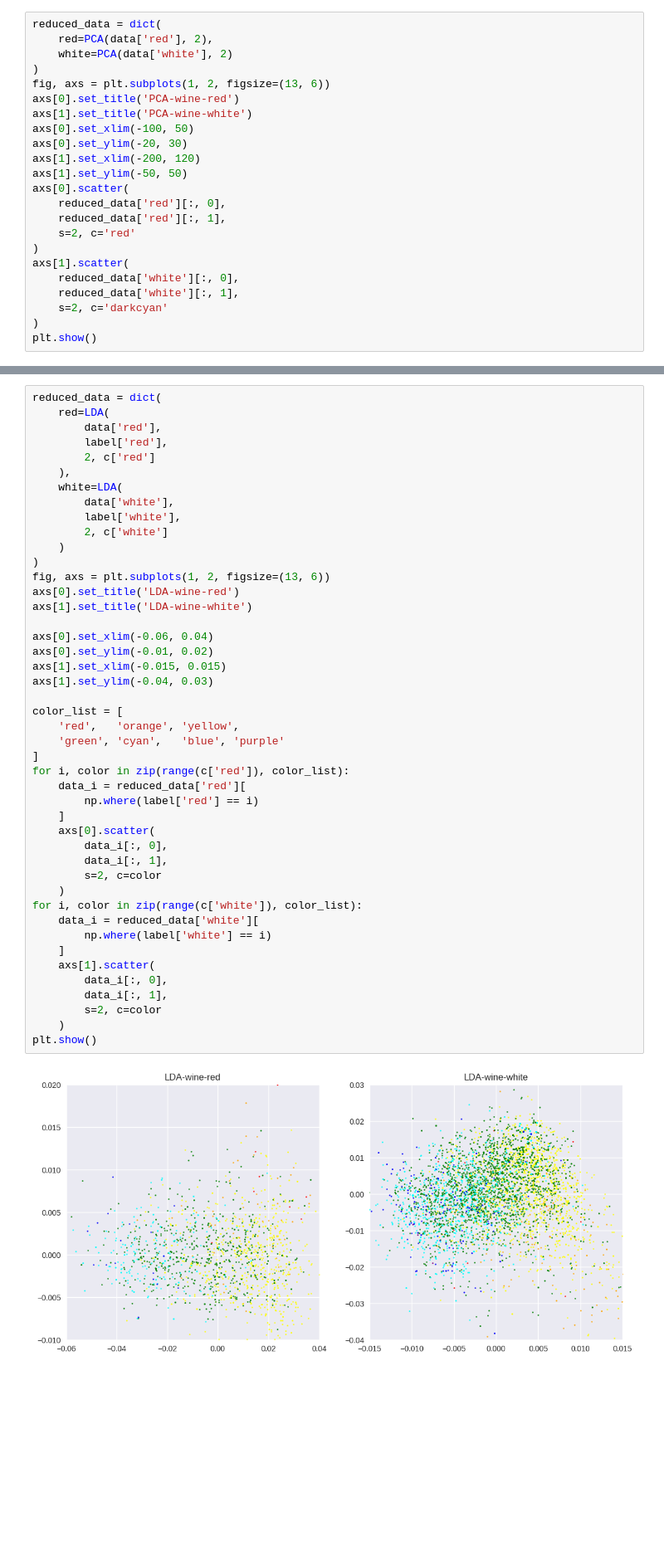
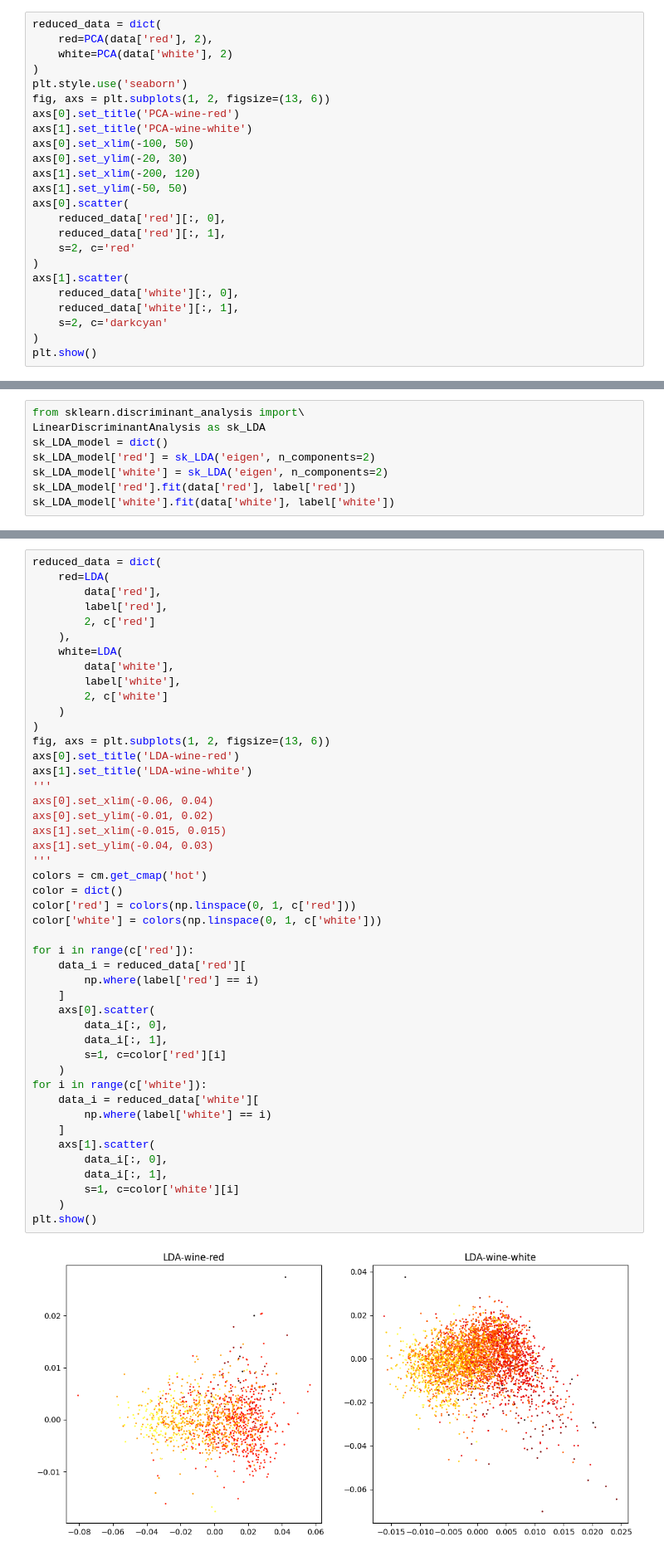
Before and after one commit to Eluctra/pattern-recognition, a Jupyter notebook: 实验/实验1/lab1.ipynb, the cells around one changed output, grey strips where cells are left out. Shown at 83% size. Drawn from its saved outputs; the diff is of its cells as text; blank space fills up the shorter version.

```diff
--- a/实验/实验1/lab1.ipynb
+++ b/实验/实验1/lab1.ipynb
@@ -88,6 +89,7 @@ reduced_data = dict(
     red=PCA(data['red'], 2),
     white=PCA(data['white'], 2)
 )
+plt.style.use('seaborn')
 fig, axs = plt.subplots(1, 2, figsize=(13, 6))
 axs[0].set_title('PCA-wine-red')
 axs[1].set_title('PCA-wine-white')
@@ -108,3 +110,11 @@ axs[1].scatter(
 plt.show()
 # %% [output]
 [figure]
+# %%
+from sklearn.discriminant_analysis import\
+LinearDiscriminantAnalysis as sk_LDA
+sk_LDA_model = dict()
+sk_LDA_model['red'] = sk_LDA('eigen', n_components=2)
+sk_LDA_model['white'] = sk_LDA('eigen', n_components=2)
+sk_LDA_model['red'].fit(data['red'], label['red'])
+sk_LDA_model['white'].fit(data['white'], label['white'])
@@ -118,40 +170,41 @@ reduced_data = dict(
     white=LDA(
         data['white'],
         label['white'],
         2, c['white']
     )
 )
 fig, axs = plt.subplots(1, 2, figsize=(13, 6))
 axs[0].set_title('LDA-wine-red')
 axs[1].set_title('LDA-wine-white')
-
+'''
 axs[0].set_xlim(-0.06, 0.04)
 axs[0].set_ylim(-0.01, 0.02)
 axs[1].set_xlim(-0.015, 0.015)
 axs[1].set_ylim(-0.04, 0.03)
+'''
+colors = cm.get_cmap('hot')
+color = dict()
+color['red'] = colors(np.linspace(0, 1, c['red']))
+color['white'] = colors(np.linspace(0, 1, c['white']))
 
-color_list = [
-    'red',   'orange', 'yellow',
-    'green', 'cyan',   'blue', 'purple'
-]
-for i, color in zip(range(c['red']), color_list):
+for i in range(c['red']):
     data_i = reduced_data['red'][
         np.where(label['red'] == i)
     ]
     axs[0].scatter(
         data_i[:, 0],
         data_i[:, 1],
-        s=2, c=color
+        s=1, c=color['red'][i]
     )
-for i, color in zip(range(c['white']), color_list):
+for i in range(c['white']):
     data_i = reduced_data['white'][
         np.where(label['white'] == i)
     ]
     axs[1].scatter(
         data_i[:, 0],
         data_i[:, 1],
-        s=2, c=color
+        s=1, c=color['white'][i]
     )
 plt.show()
 # %% [output]
-[figure, old version]
+[figure, new version]
```
Also changed, not shown: parts of 4 cells of this notebook, 2 other files.
